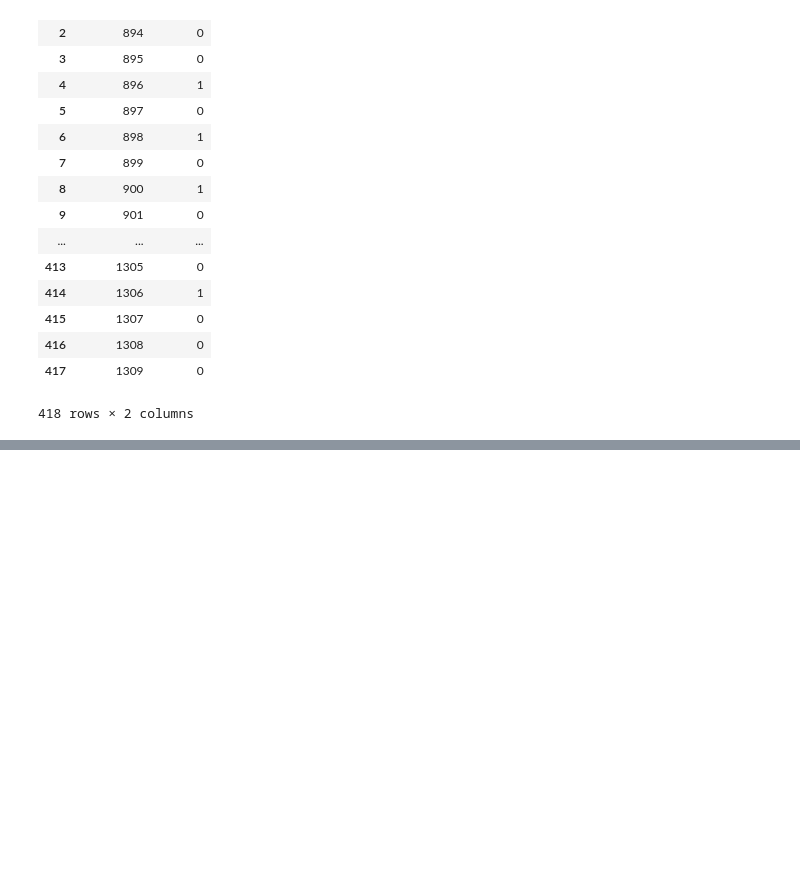
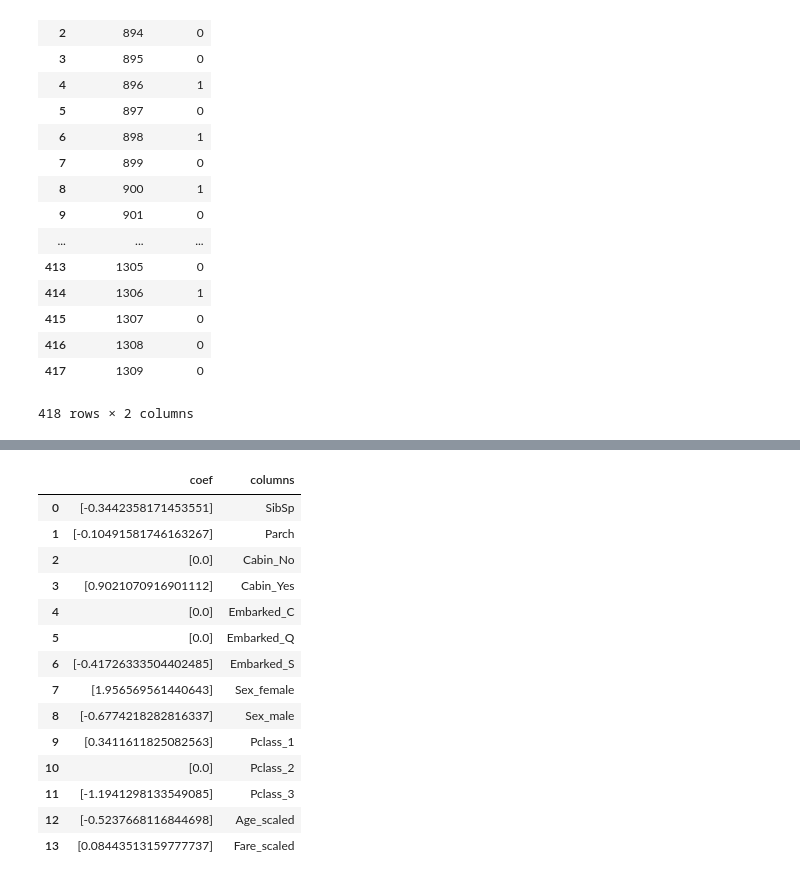
Before and after one commit to FantasyJXF/Kaggle, a Jupyter notebook: Titanic/Titanic_prediction.ipynb, the cells around one changed output, grey strips where cells are left out. Saved outputs shown, nothing was run; the diff lists cells and outputs as text; code cells hidden in the pictures; blank space fills up the shorter version.

```diff
--- a/Titanic/Titanic_prediction.ipynb
+++ b/Titanic/Titanic_prediction.ipynb
@@ -484,0 +498,18 @@ prediction_1
+# %%
+pd.DataFrame({"columns":list(train_df.columns)[1:], "coef":list(clf.coef_.T)})
+# %% [output]
+|  | coef | columns |
+| 0 | [-0.3442358171453551] | SibSp |
+| 1 | [-0.10491581746163267] | Parch |
+| 2 | [0.0] | Cabin_No |
+| 3 | [0.9021070916901112] | Cabin_Yes |
+| 4 | [0.0] | Embarked_C |
+| 5 | [0.0] | Embarked_Q |
+| 6 | [-0.41726333504402485] | Embarked_S |
+| 7 | [1.956569561440643] | Sex_female |
+| 8 | [-0.6774218282816337] | Sex_male |
+| 9 | [0.3411611825082563] | Pclass_1 |
+| 10 | [0.0] | Pclass_2 |
+| 11 | [-1.1941298133549085] | Pclass_3 |
+| 12 | [-0.5237668116844698] | Age_scaled |
+| 13 | [0.08443513159777737] | Fare_scaled |
```
Also changed, not shown: parts of 5 cells of this notebook.
